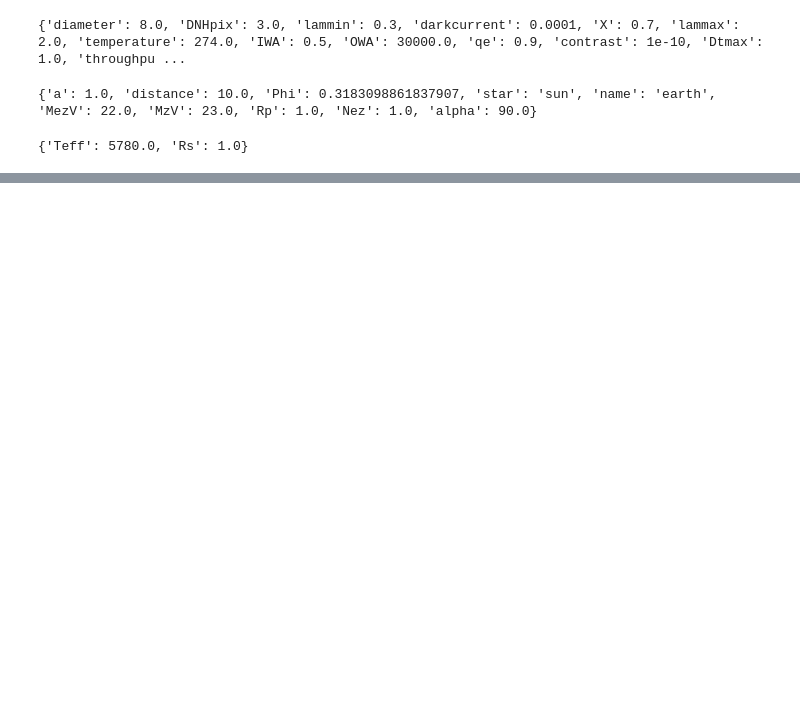
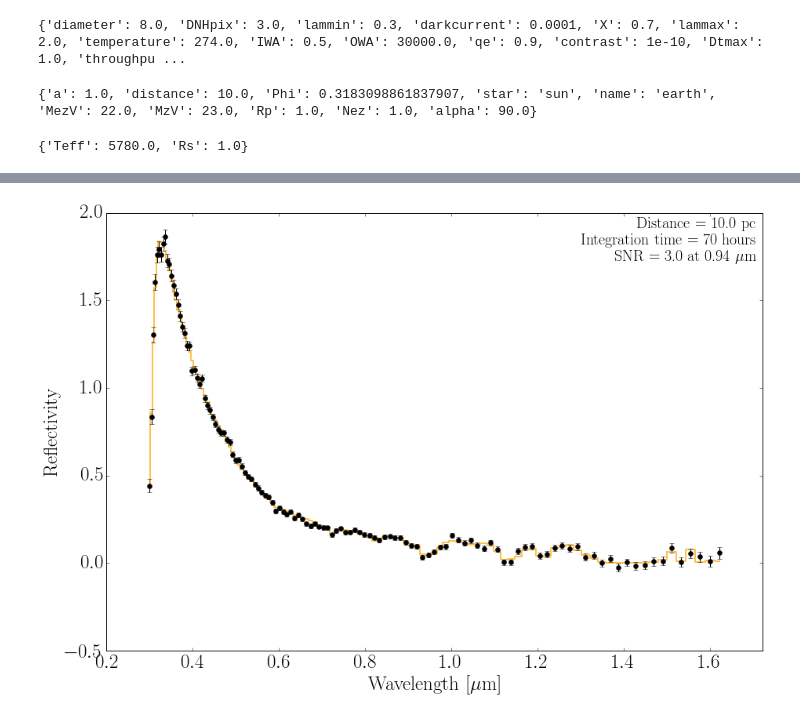
Before and after one commit to jlustigy/coronagraph, a Jupyter notebook: notebooks/telescope_class.ipynb, the cells around one changed output, grey strips where cells are left out. Saved outputs shown, nothing was run; the diff lists cells and outputs as text; code cells hidden in the pictures; blank space fills up the shorter version.

```diff
--- a/notebooks/telescope_class.ipynb
+++ b/notebooks/telescope_class.ipynb
@@ -910,0 +1248,6 @@ ret = call_atlast_noise(t,p)
+# %%
+T.resolution = 70.0
+dat = smart_observation('../planets/F2V_5.e-1fCO2_1.e6H2Volc_1.e10BIF.out_toa.rad', 70.0, T, P, S,\
+                           saveplot=False, savedata=False, ref_lam=0.94)
+# %% [output]
+[figure, added]
```
Also changed, not shown: parts of 15 cells of this notebook, 19 other files.
